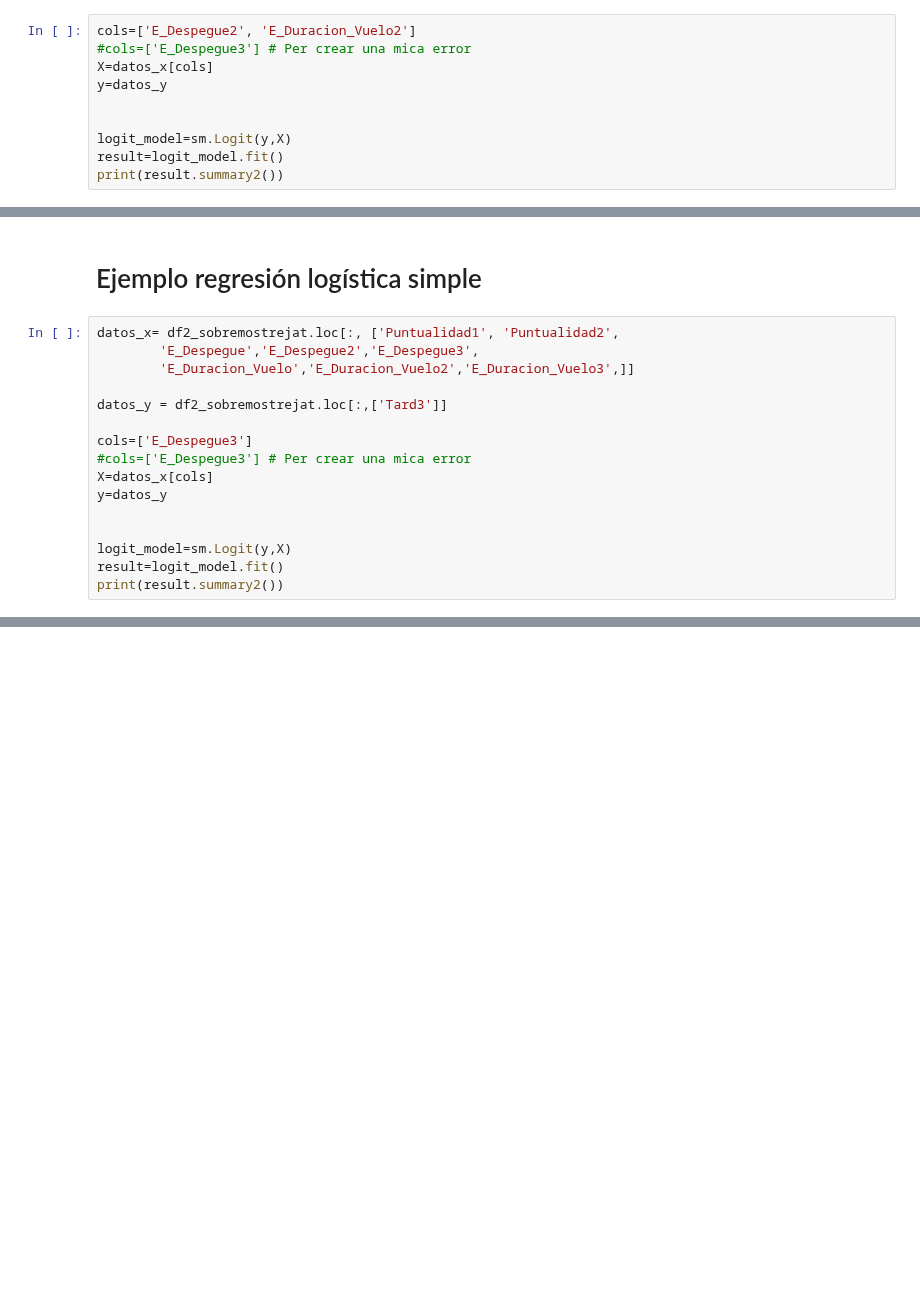
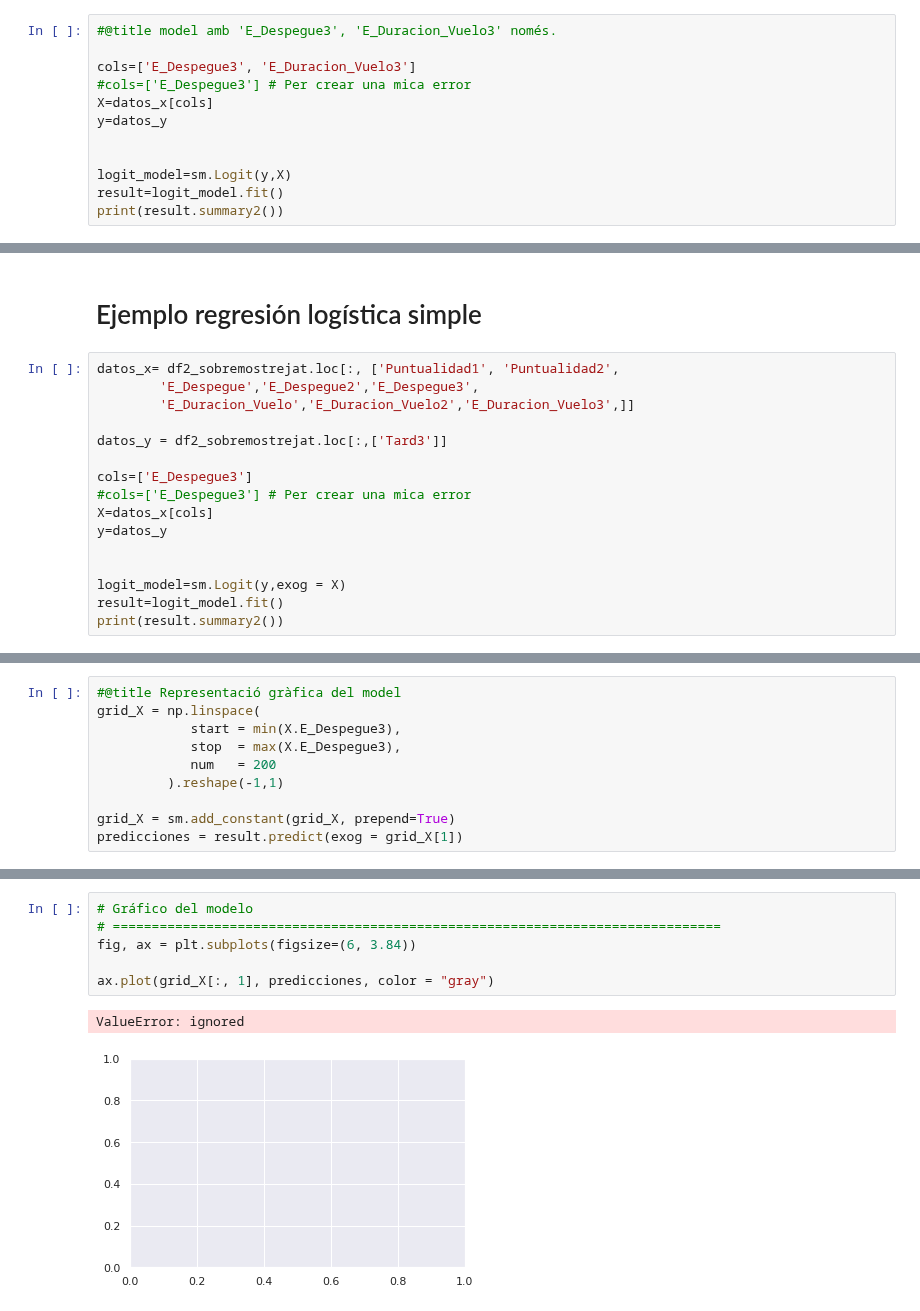
Before and after one commit to JMML2021/Entrega-projecte-final, a Jupyter notebook: 3.b Companyia Aerea Algoritmes d’aprenentatge supervisat.ipynb, the cells around one changed output, grey strips where cells are left out. Drawn from its saved outputs; the diff is of its cells as text; blank space fills up the shorter version.

```diff
--- a/3.b Companyia Aerea Algoritmes d’aprenentatge supervisat.ipynb
+++ b/3.b Companyia Aerea Algoritmes d’aprenentatge supervisat.ipynb
@@ -737,5 +768,7 @@ E_Duracion_Vuelo3     0.3770      0.007     52.190      0.000       0.363
 # %%
-cols=['E_Despegue2', 'E_Duracion_Vuelo2']
+#@title model amb 'E_Despegue3', 'E_Duracion_Vuelo3' només.
+
+cols=['E_Despegue3', 'E_Duracion_Vuelo3']
 #cols=['E_Despegue3'] # Per crear una mica error
 X=datos_x[cols]
 y=datos_y
@@ -915,7 +952,7 @@ X=datos_x[cols]
 y=datos_y
 
 
-logit_model=sm.Logit(y,X)
+logit_model=sm.Logit(y,exog = X)
 result=logit_model.fit()
 print(result.summary2())
 # %% [output]
@@ -939,0 +1017,10 @@ E_Despegue3      0.1775    0.0028  62.6566  0.0000  0.1719  0.1830
+# %%
+#@title Representació gràfica del model
+grid_X = np.linspace(
+            start = min(X.E_Despegue3),
+            stop  = max(X.E_Despegue3),
+            num   = 200
+         ).reshape(-1,1)
+
+grid_X = sm.add_constant(grid_X, prepend=True)
+predicciones = result.predict(exog = grid_X[1])
@@ -939,0 +1031,9 @@ E_Despegue3      0.1775    0.0028  62.6566  0.0000  0.1719  0.1830
+# %%
+# Gráfico del modelo
+# ==============================================================================
+fig, ax = plt.subplots(figsize=(6, 3.84))
+
+ax.plot(grid_X[:, 1], predicciones, color = "gray")
+# %% [output]
+ValueError: ignored
+[figure, added]
```
Also changed, not shown: parts of 38 cells of this notebook.
